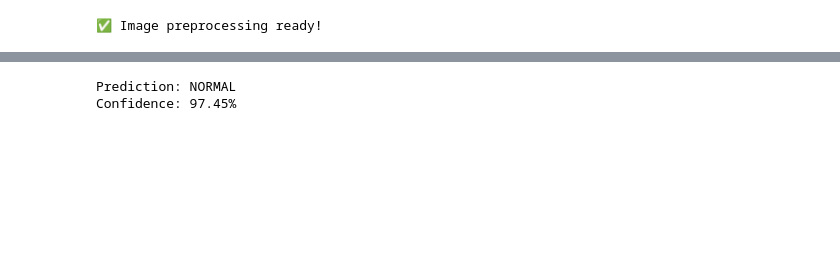
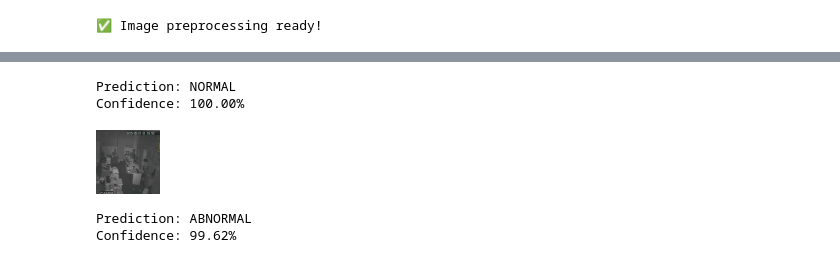
Before and after one commit to dhruveesalian/UCF-Crime-Abnormal-Behavior-Detection, a Jupyter notebook: UCF_Crime_ResNet18_Image_Detection.ipynb, the cells around one changed output, grey strips where cells are left out. Saved outputs shown, nothing was run; the diff lists cells and outputs as text; code cells hidden in the pictures; blank space fills up the shorter version.

```diff
--- a/UCF_Crime_ResNet18_Image_Detection.ipynb
+++ b/UCF_Crime_ResNet18_Image_Detection.ipynb
@@ -33,6 +33,6 @@ Saving resnet18_ucf_crime_baseline.pth to resnet18_ucf_crime_baseline.pth
 # %%
 checkpoint = torch.load(
-    "resnet18_ucf_crime_baseline.pth",
+    "resnet18_ucf_crime_final.pth",
     map_location="cpu",
     weights_only=True
 )
@@ -98,5 +116,33 @@ print("Prediction:", prediction)
 print(f"Confidence: {confidence:.2f}%")
 # %% [output]
 Prediction: NORMAL
-Confidence: 97.45%
+Confidence: 100.00%
+# %%
+from PIL import Image
+
+image_path = "/content/ucf_test/Burglary032_x264_6920.png"
+
+image = Image.open(image_path).convert("RGB")
+
+display(image)
+
+image_tensor = transform(image).unsqueeze(0).to(device)
+
+with torch.no_grad():
+    output = model(image_tensor)
+    probability = torch.sigmoid(output).item()
+
+if probability >= 0.5:
+    prediction = "ABNORMAL"
+    confidence = probability * 100
+else:
+    prediction = "NORMAL"
+    confidence = (1 - probability) * 100
+
+print("Prediction:", prediction)
+print(f"Confidence: {confidence:.2f}%")
+# %% [output]
+[figure, added]
+Prediction: ABNORMAL
+Confidence: 99.62%
 # %%
```
Also changed, not shown: parts of 21 cells of this notebook.
